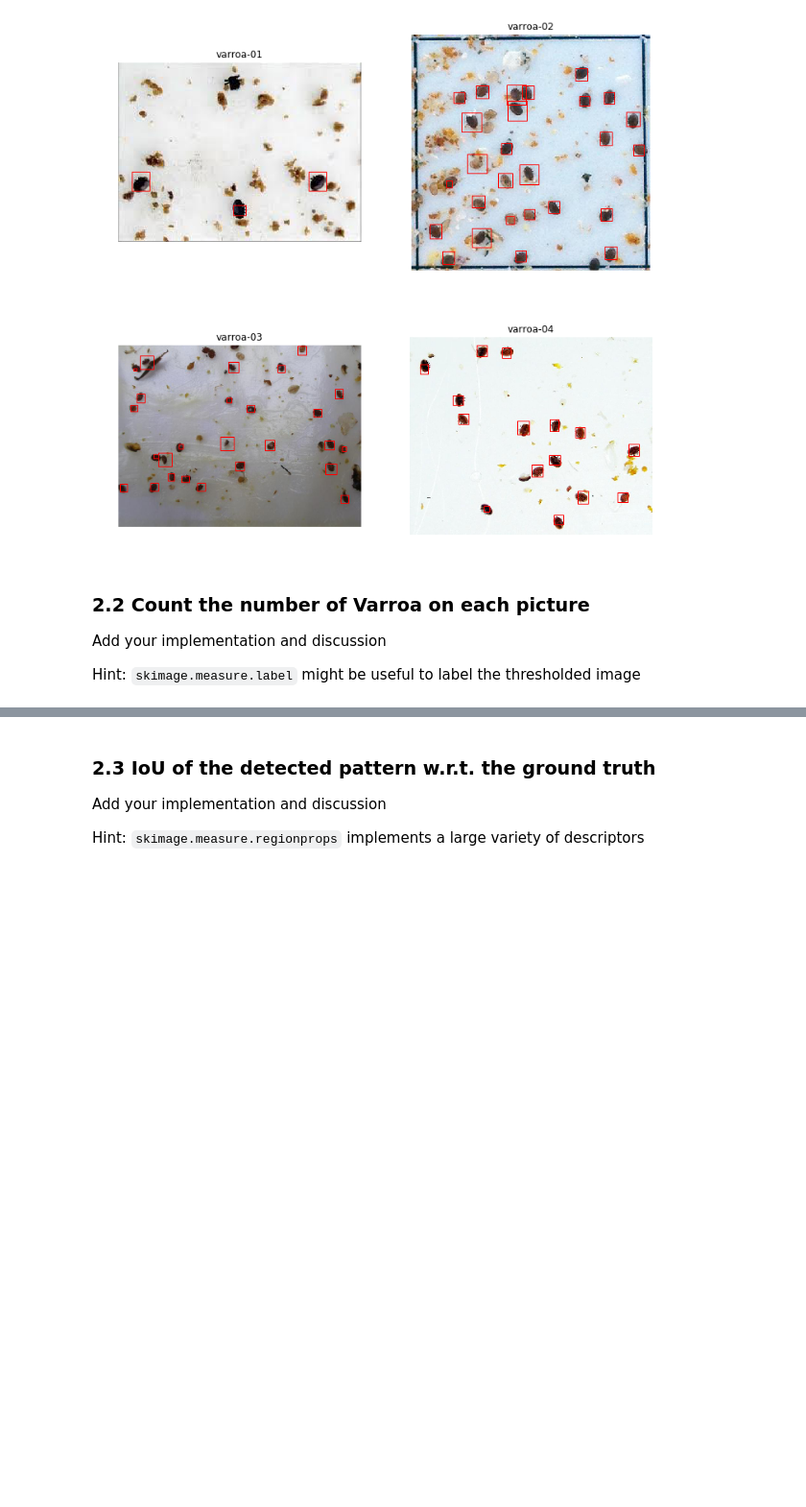
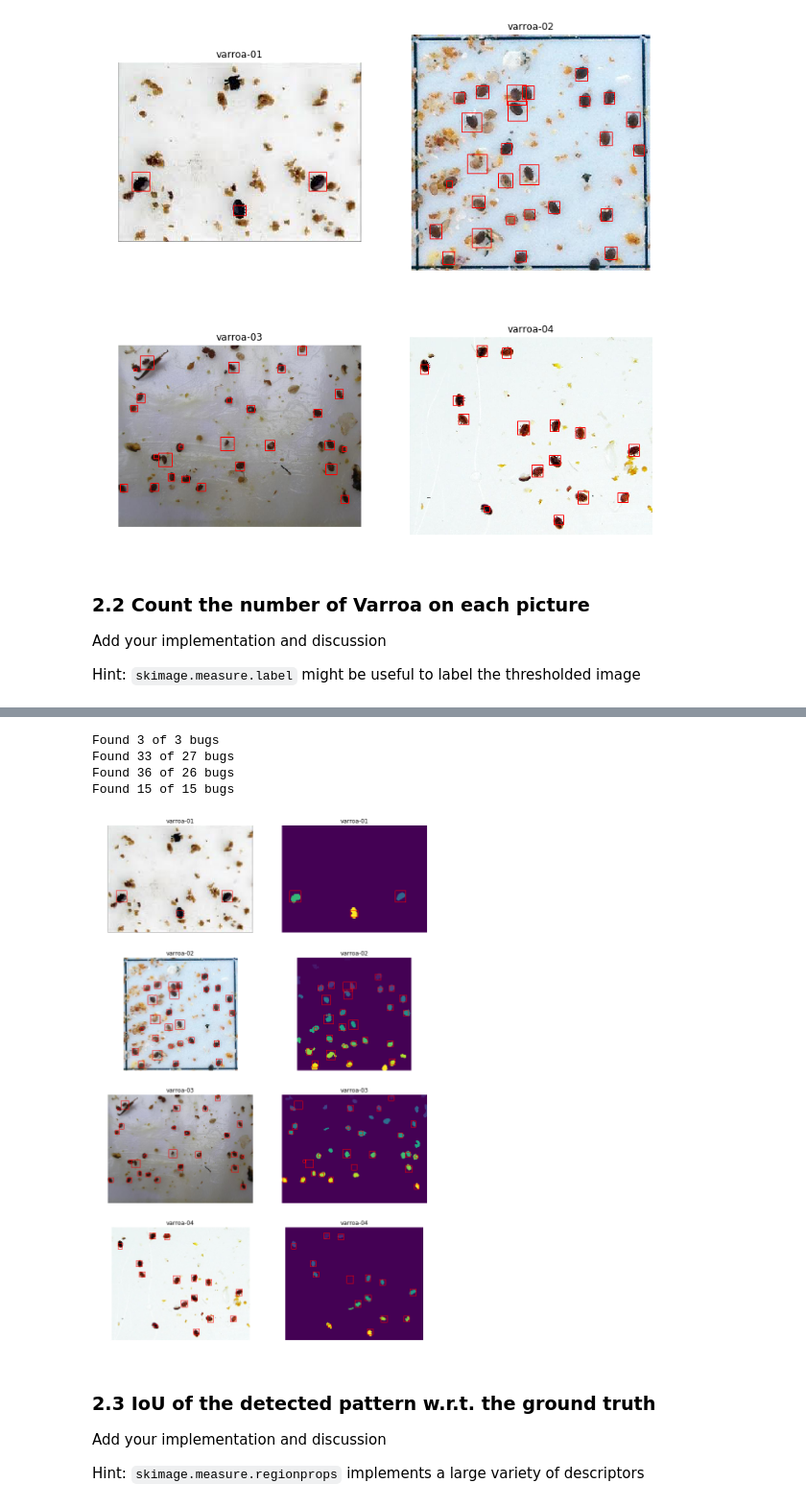
Before and after one commit to JelenaBanjac/image-analysis, a Jupyter notebook: labs/lab_01_segmentation.ipynb, the cells around one changed output, grey strips where cells are left out. Shown at 96% size. Cells and saved outputs as stored; diff of their text form; code cells hidden in the pictures; blank space fills up the shorter version.

```diff
--- a/labs/lab_01_segmentation.ipynb
+++ b/labs/lab_01_segmentation.ipynb
@@ -415,3 +477,40 @@ Found 15 of 15 bugs
+# %%
+# Plot images
+fig, ax = plt.subplots(4, 2, figsize=(12, 20))
+
+# collecting filtered images for later use
+img_lbls = []
+
+for i, (im, nm, annotations) in enumerate(zip(ic, im_names, annotations_xmls)):
+    # Iterate over annotations
+    for anno in annotations:
+        ax[i, 0].add_patch(patches.Rectangle((anno['bbox'][0], anno['bbox'][1]), anno['bbox'][2], anno['bbox'][3], linewidth=1,edgecolor='r',facecolor='none'))
+        ax[i, 1].add_patch(patches.Rectangle((anno['bbox'][0], anno['bbox'][1]), anno['bbox'][2], anno['bbox'][3], linewidth=1,edgecolor='r',facecolor='none'))
+
+    # perform our algorithm for Varroa detection
+    img_lbl, bugs_est = bugy_detection(im, 127, 650, 0, 0.26)
+    # collect
+    img_lbls.append(img_lbl)
+
+    # original image
+    ax[i, 0].imshow(im)
+    ax[i, 0].axis('off')
+    ax[i, 0].set_title(nm)
+
+    # filtered image
+    ax[i, 1].imshow(img_lbl)
+    ax[i, 1].axis('off')
+    ax[i, 1].set_title(nm)
+
+    print(f'Found {bugs_est} of {len(annotations)} bugs')
+
+plt.show()
+# %% [output]
+Found 3 of 3 bugs
+Found 33 of 27 bugs
+Found 36 of 26 bugs
+Found 15 of 15 bugs
+[figure, added]
 # %% [markdown]
 ### 2.3 IoU of the detected pattern w.r.t. the ground truth
 
```
Also changed, not shown: parts of 7 cells of this notebook.
